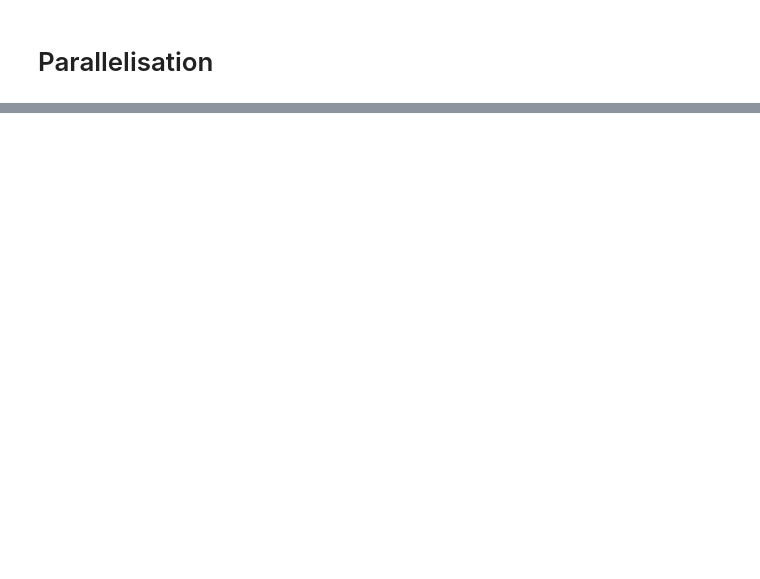
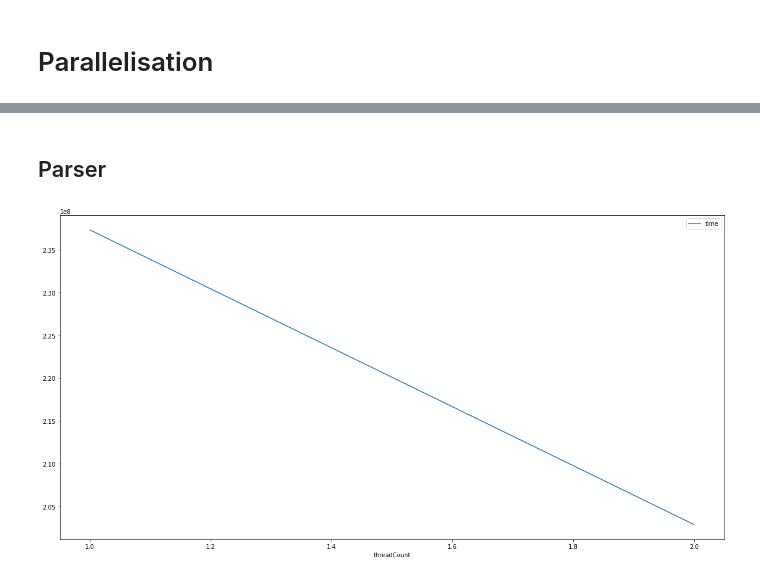
Before and after one commit to NorseKode/Waultar-App, a Jupyter notebook: scripts/performance/readings/image_tagger/parallelisation.ipynb, the cells around one changed output, grey strips where cells are left out. Drawn from its saved outputs; the diff is of its cells as text; code cells hidden in the pictures; blank space fills up the shorter version.

```diff
--- a/scripts/performance/readings/image_tagger/parallelisation.ipynb
+++ b/scripts/performance/readings/image_tagger/parallelisation.ipynb
@@ -28,0 +33,7 @@ plot.get_figure().savefig("parallel_image_tagging_temp.png")
+# %% [markdown]
+## Parser
+# %%
+# Facebook used here
+createGraph("data/1650280990495855-Extraction and parsing.json", "data/1650281882590458-Extraction and parsing.json", "", "")
+# %% [output]
+[figure, added]
```
Also changed, not shown: parts of 4 cells of this notebook, 12 other files.
